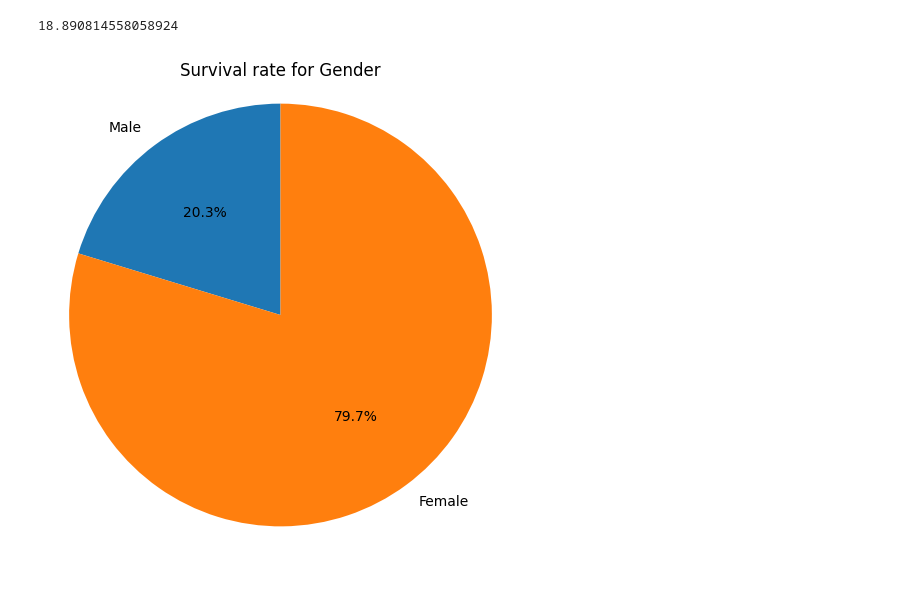
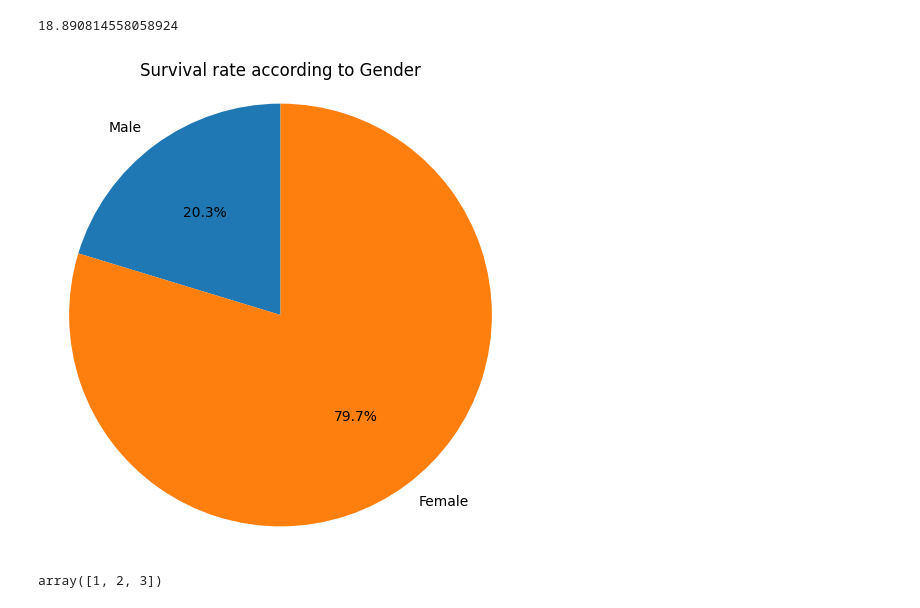
Before and after one commit to prabuddhayogi/ai-with-python, a Jupyter notebook: titanic_data_visualization.ipynb, the cells around one changed output. Drawn from its saved outputs; the diff is of its cells as text; code cells hidden in the pictures.

```diff
--- a/titanic_data_visualization.ipynb
+++ b/titanic_data_visualization.ipynb
@@ -96,8 +96,13 @@ male_survival_rate
 # %%
 plt.figure(figsize=(6,6))
 plt.pie((male_survival_rate,female_survival_rate), labels=['Male', 'Female'], autopct='%1.1f%%', startangle=90)
-plt.title("Survival rate for Gender")
+plt.title("Survival rate according to Gender")
 plt.axis('equal')
 plt.show()
 # %% [output]
-[figure, old version]
+[figure, new version]
+# %%
+pclass = np.unique(df['Pclass'])
+pclass
+# %% [output]
+array([1, 2, 3])
```
Also changed, not shown: parts of 2 cells of this notebook.
